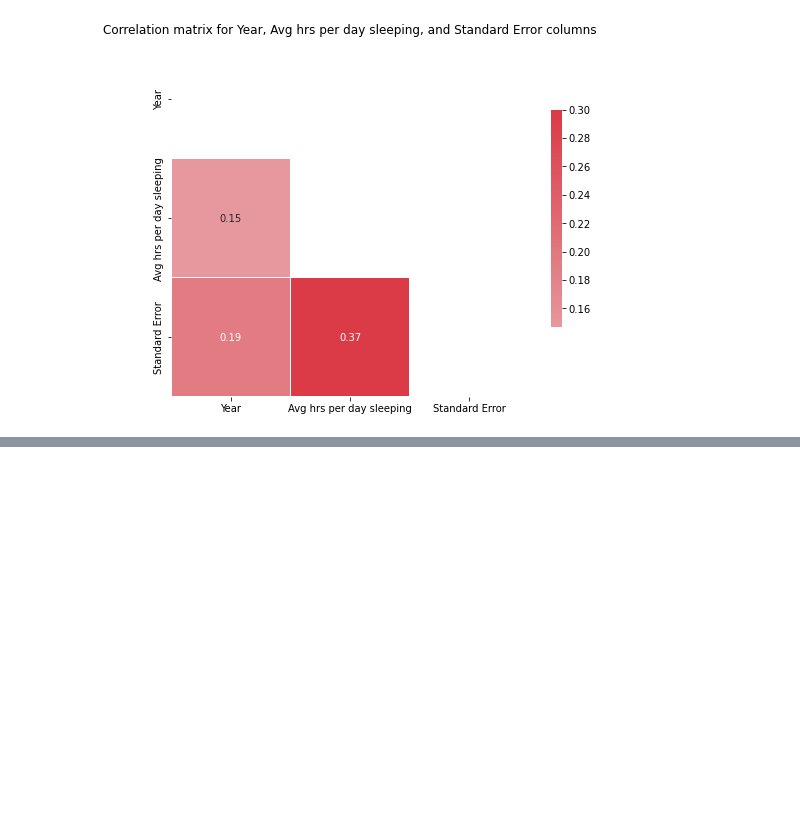
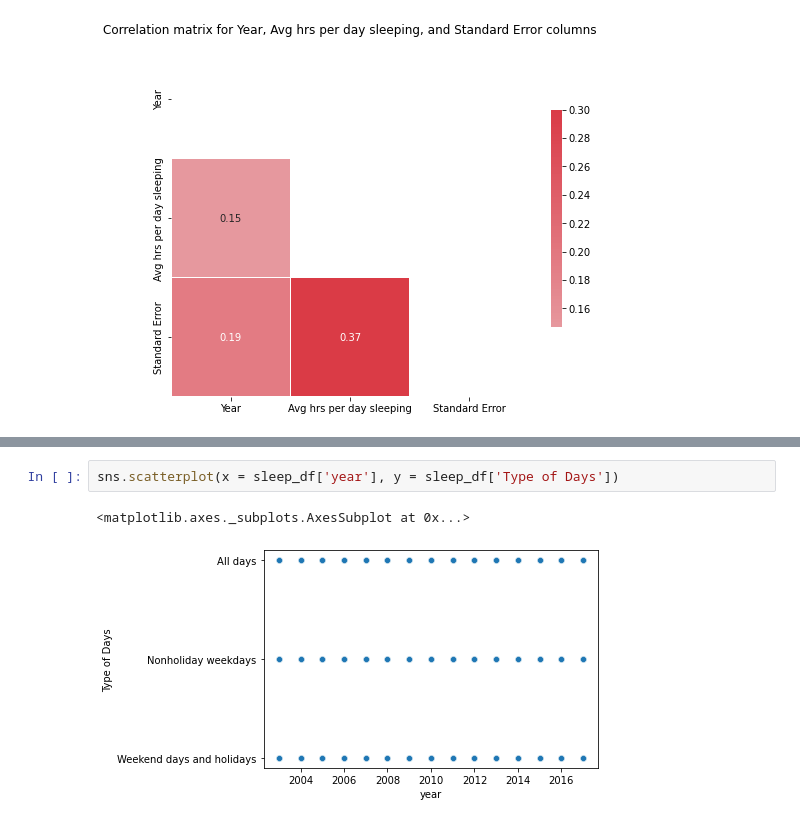
Before and after one commit to vrushalipr/american_sleep_analysis, a Jupyter notebook: American_Sleep_Analysis.ipynb, the cells around one changed output, grey strips where cells are left out. Drawn from its saved outputs; the diff is of its cells as text; blank space fills up the shorter version.

```diff
--- a/American_Sleep_Analysis.ipynb
+++ b/American_Sleep_Analysis.ipynb
@@ -255,0 +247,5 @@ sleep_df.head()
+# %%
+sns.scatterplot(x = sleep_df['year'], y = sleep_df['Type of Days'])
+# %% [output]
+<matplotlib.axes._subplots.AxesSubplot at 0x...>
+[figure, added]
```
Also changed, not shown: parts of 10 cells of this notebook.
